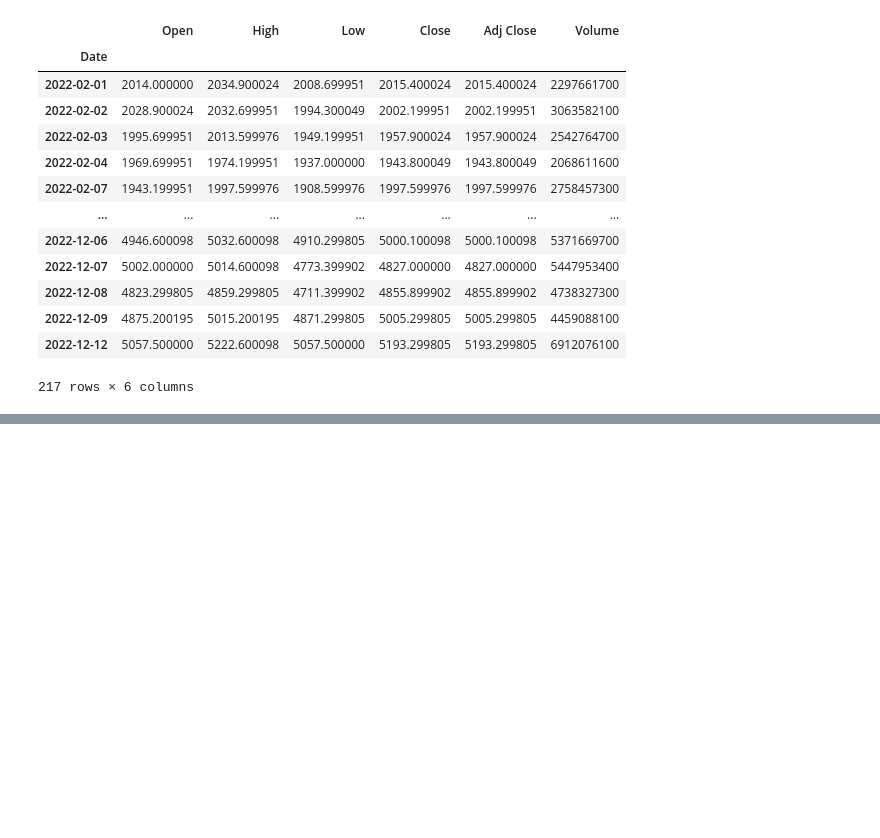
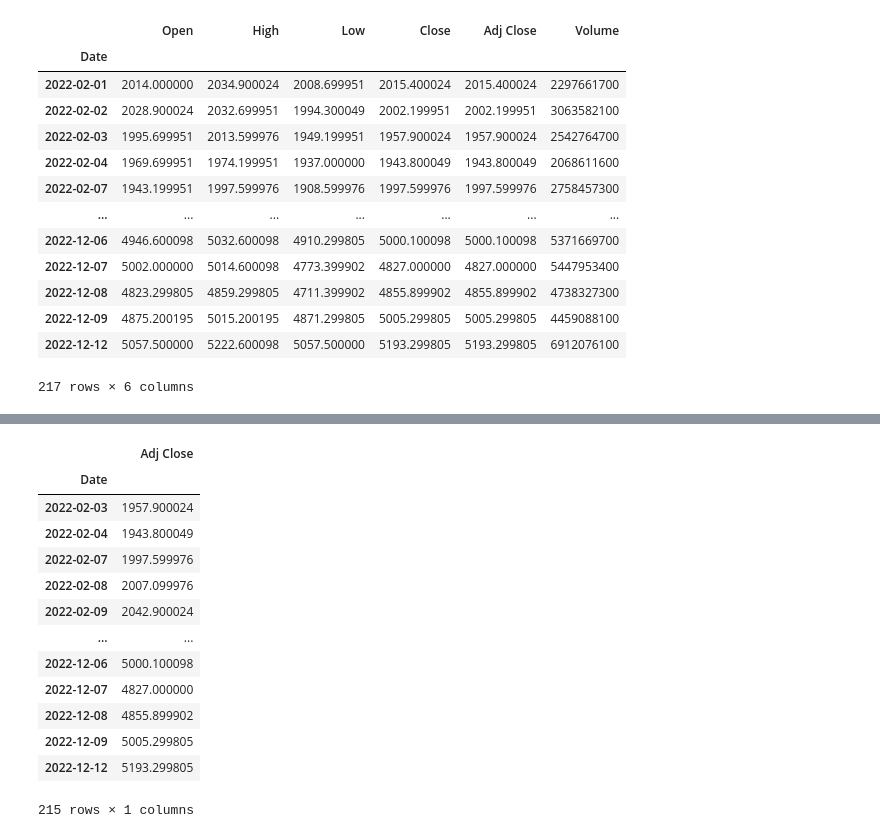
Before and after one commit to Abdulkadir2516/GMKA_Abdulkadir_Yesilkaya, a Jupyter notebook: Python_Hatırlatma.ipynb, the cells around one changed output, grey strips where cells are left out. Saved outputs shown, nothing was run; the diff lists cells and outputs as text; code cells hidden in the pictures; blank space fills up the shorter version.

```diff
--- a/Python_Hatırlatma.ipynb
+++ b/Python_Hatırlatma.ipynb
@@ -116,0 +139,18 @@ B100.loc[:]
+# %%
+B100 = B100[['Adj Close']] # sütun silme
+B100
+# %% [output]
+|  | Adj Close |
+| Date |  |
+| 2022-02-03 | 1957.900024 |
+| 2022-02-04 | 1943.800049 |
+| 2022-02-07 | 1997.599976 |
+| 2022-02-08 | 2007.099976 |
+| 2022-02-09 | 2042.900024 |
+| ... | ... |
+| 2022-12-06 | 5000.100098 |
+| 2022-12-07 | 4827.000000 |
+| 2022-12-08 | 4855.899902 |
+| 2022-12-09 | 5005.299805 |
+| 2022-12-12 | 5193.299805 |
+215 rows × 1 columns
```
Also changed, not shown: parts of 10 cells of this notebook.
